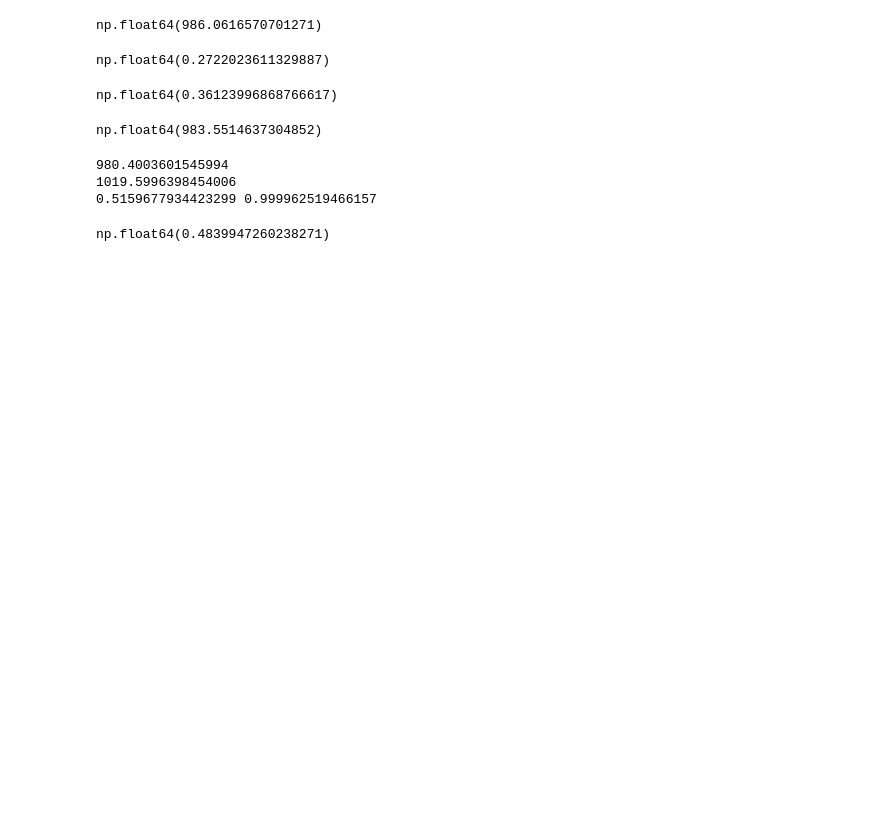
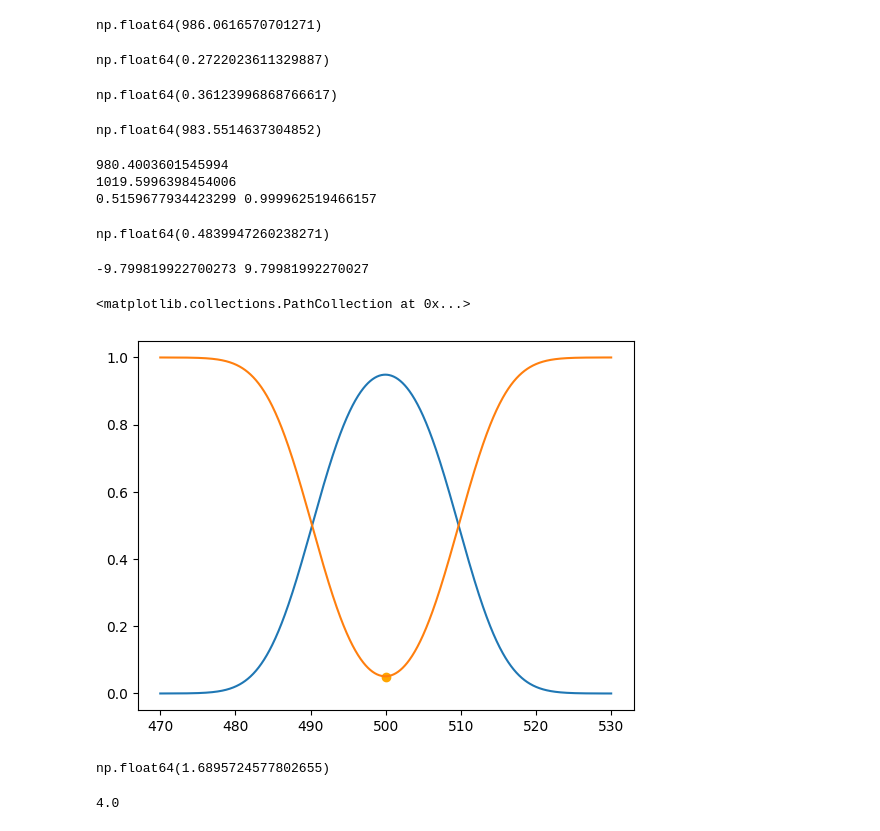
Before and after one commit to EdilbertoAntonio/ejercicios_maestria_icd, a Jupyter notebook: proba y est/Intervalos-Confianza.ipynb, the cells around one changed output. Saved outputs shown, nothing was run; the diff lists cells and outputs as text; code cells hidden in the pictures; blank space fills up the shorter version.

```diff
--- a/proba y est/Intervalos-Confianza.ipynb
+++ b/proba y est/Intervalos-Confianza.ipynb
@@ -502,3 +505,44 @@ error_tipo_2
 1019.5996398454006
 0.5159677934423299 0.999962519466157
 np.float64(0.4839947260238271)
+# %%
+import scipy.stats as st
+import numpy as np
+alpha = 0.05
+
+g_1 = st.norm.ppf(alpha/2, loc=0, scale=np.sqrt(25))
+g_1
+
+g_2 = st.norm.ppf(1- alpha/2, loc=0, scale=np.sqrt(25))
+g_2
+
+print(g_1, g_2)
+# %% [output]
+-9.799819922700273 9.79981992270027
+# %%
+import matplotlib.pyplot as plt
+
+alpha = 0.05
+mu = np.linspace(470, 530, 1000)
+mu0 = 500
+b = 509.70
+a = 490.20
+error_st = 5
+beta = st.norm.cdf((b-mu)/error_st, loc=0, scale=1) - st.norm.cdf((a-mu)/error_st, loc=0, scale=1)
+
+pi = 1- beta # potencia
+
+plt.plot(mu, beta)
+plt.plot(mu, pi)
+plt.scatter(mu0, alpha, color='orange')
+# %% [output]
+<matplotlib.collections.PathCollection at 0x...>
+[figure, added]
+# %%
+st.t.ppf(0.95, 35)
+# %% [output]
+np.float64(1.6895724577802655)
+# %%
+(17-15)/(3/(36)**(1/2))
+# %% [output]
+4.0
```
Also changed, not shown: parts of 5 cells of this notebook, 7 other files.
